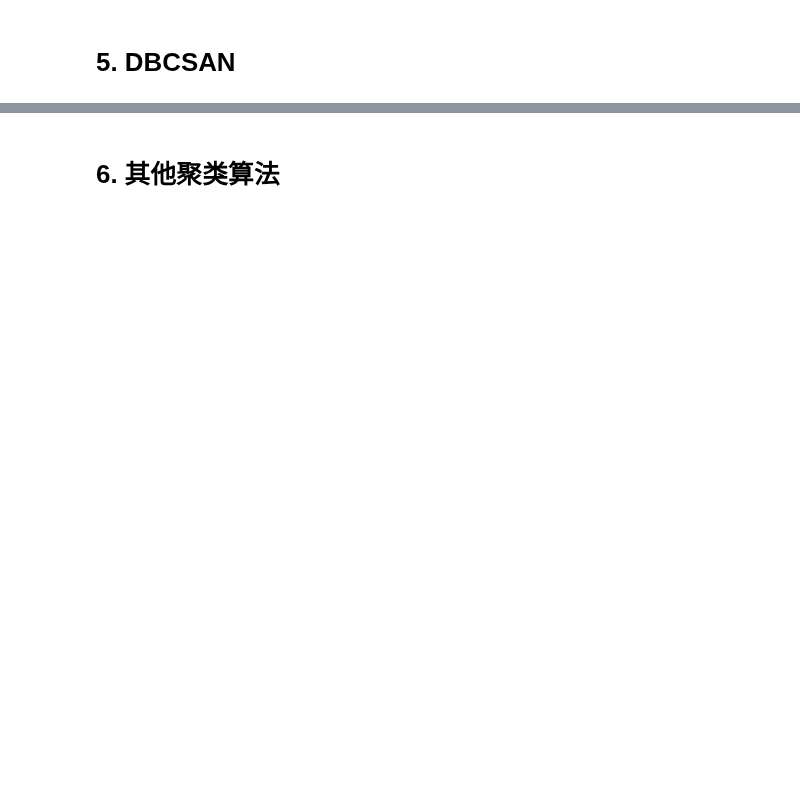
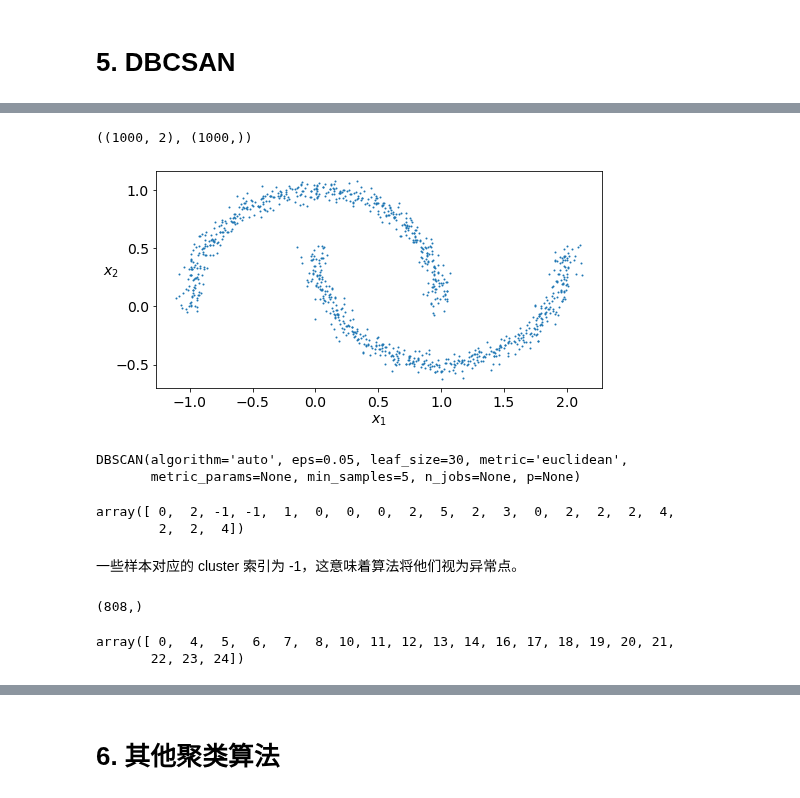
Before and after one commit to libingallin/handson_ml_2nd, a Jupyter notebook: chap09_unsupervised_learning/chap09_01_clustering.ipynb, the cells around one changed output, grey strips where cells are left out. Saved outputs shown, nothing was run; the diff lists cells and outputs as text; code cells hidden in the pictures; blank space fills up the shorter version.

```diff
--- a/chap09_unsupervised_learning/chap09_01_clustering.ipynb
+++ b/chap09_unsupervised_learning/chap09_01_clustering.ipynb
@@ -1294,0 +1336,39 @@ np.mean(y_train_partially_propagated == y_train[partially_propagated])
+# %%
+from sklearn.datasets import make_moons
+
+X, y = make_moons(n_samples=1000, noise=0.05, random_state=42)
+X.shape, y.shape
+# %% [output]
+((1000, 2), (1000,))
+# %%
+plt.figure(figsize=(8, 4))
+plot_clusters(X)
+plt.show()
+# %% [output]
+[figure, added]
+# %%
+from sklearn.cluster import DBSCAN
+
+dbscan = DBSCAN(eps=0.05, min_samples=5)
+dbscan.fit(X)
+# %% [output]
+DBSCAN(algorithm='auto', eps=0.05, leaf_size=30, metric='euclidean',
+       metric_params=None, min_samples=5, n_jobs=None, p=None)
+# %%
+# 所有样本的标签
+dbscan.labels_[:20]
+# %% [output]
+array([ 0,  2, -1, -1,  1,  0,  0,  0,  2,  5,  2,  3,  0,  2,  2,  2,  4,
+        2,  2,  4])
+# %% [markdown]
+一些样本对应的 cluster 索引为 -1，这意味着算法将他们视为异常点。
+# %%
+# 核心样本的索引
+dbscan.core_sample_indices_.shape
+# %% [output]
+(808,)
+# %%
+dbscan.core_sample_indices_[:20]
+# %% [output]
+array([ 0,  4,  5,  6,  7,  8, 10, 11, 12, 13, 14, 16, 17, 18, 19, 20, 21,
+       22, 23, 24])
```
Also changed, not shown: parts of 44 cells of this notebook.
